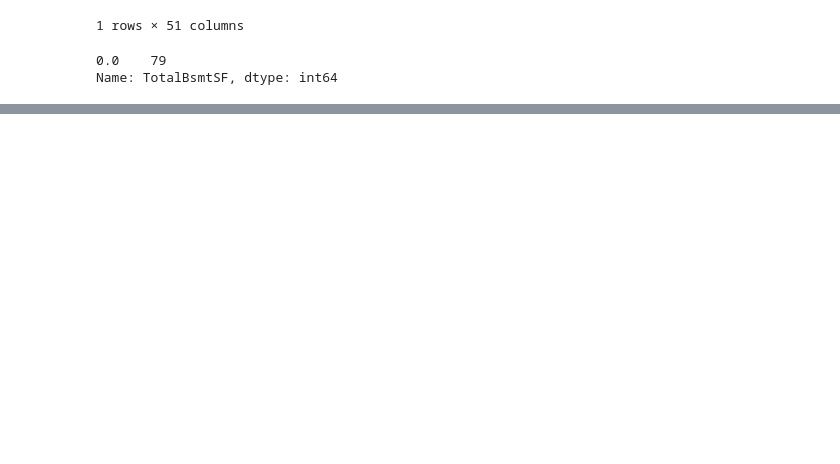
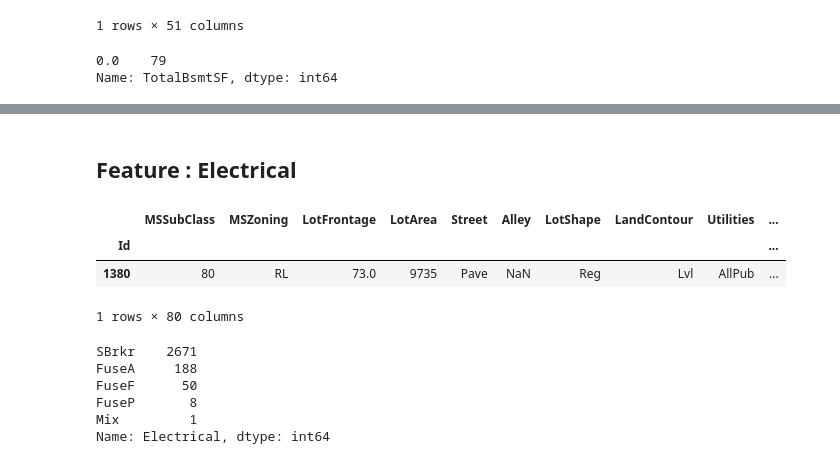
Before and after one commit to AnirudhAchal/Housing-Prices, a Jupyter notebook: Notebooks/Housing Prices .ipynb, the cells around one changed output, grey strips where cells are left out. Drawn from its saved outputs; the diff is of its cells as text; code cells hidden in the pictures; blank space fills up the shorter version.

Commit message:
Electrical feature complete

```diff
--- a/Notebooks/Housing Prices .ipynb
+++ b/Notebooks/Housing Prices .ipynb
@@ -1586,0 +1606,20 @@ Name: TotalBsmtSF, dtype: int64
+# %% [markdown]
+## Feature : Electrical
+# %%
+# House with missing value in electrical feature
+df[pd.isnull(df['Electrical'])]
+# %% [output]
+|  | MSSubClass | MSZoning | LotFrontage | LotArea | Street | Alley | LotShape | LandContour | Utilities | ... |
+| Id |  |  |  |  |  |  |  |  |  | ... |
+| 1380 | 80 | RL | 73.0 | 9735 | Pave | NaN | Reg | Lvl | AllPub | ... |
+1 rows × 80 columns
+# %%
+# Distribution of entries
+df['Electrical'].value_counts()
+# %% [output]
+SBrkr    2671
+FuseA     188
+FuseF      50
+FuseP       8
+Mix         1
+Name: Electrical, dtype: int64
```
Also changed, not shown: parts of 3 cells of this notebook.
